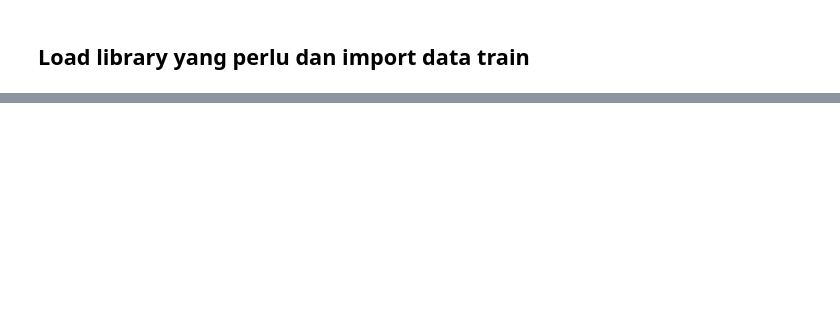
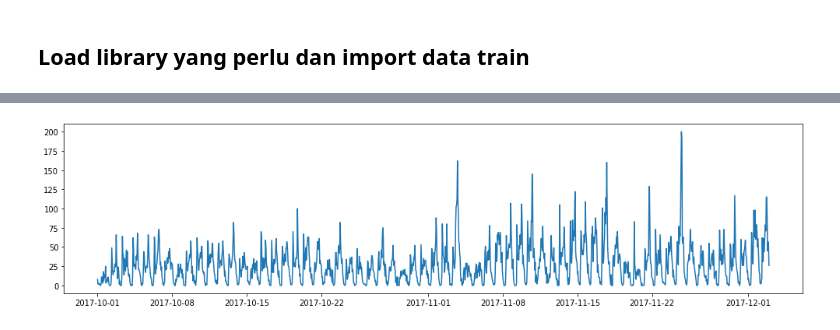
Before and after one commit to utomoreza/Scotty_TimeSeries, a Jupyter notebook: Untitled.ipynb, the cells around one changed output, grey strips where cells are left out. Cells and saved outputs as stored; diff of their text form; code cells hidden in the pictures; blank space fills up the shorter version.

```diff
--- a/Untitled.ipynb
+++ b/Untitled.ipynb
@@ -178,0 +60,9 @@ head(scotty_ts)
+# %%
+sxk9e = sxk9e.drop(columns=['src_sub_area'])
+fig, ax = plt.subplots(figsize=(17,4))
+
+plt.plot(sxk9e.set_index('datetime'))
+
+plt.show()
+# %% [output]
+[figure, added]
```
Also changed, not shown: parts of 16 cells of this notebook, 2 other files.
